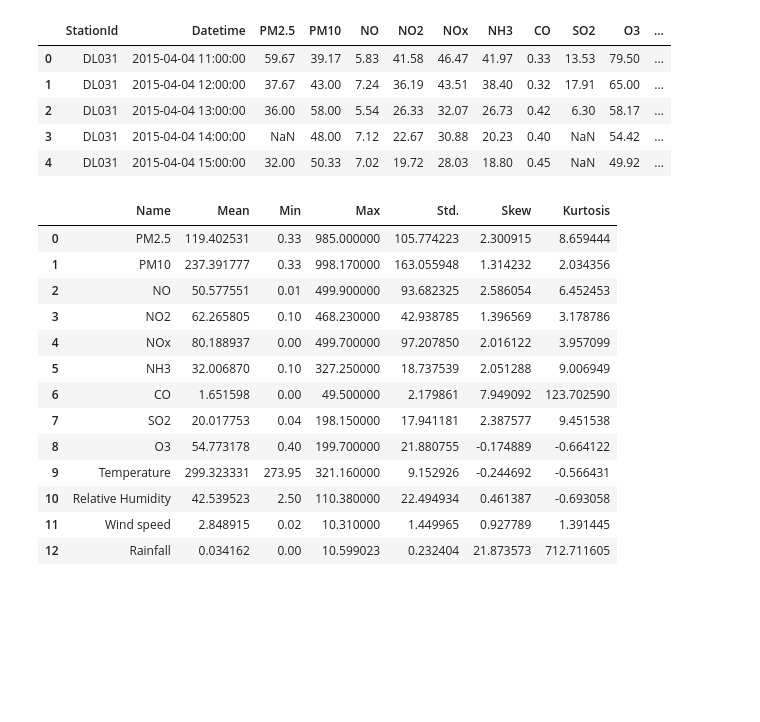
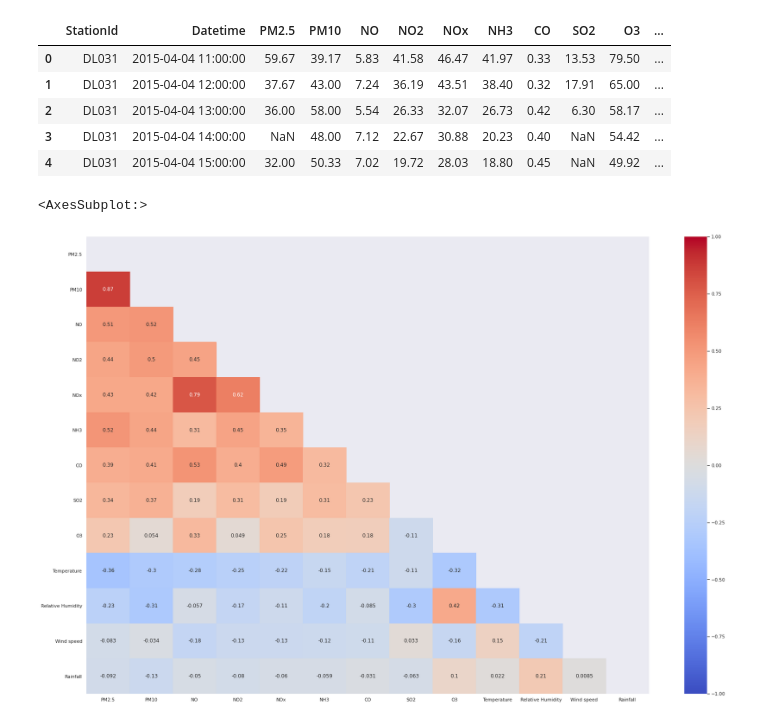
Before and after one commit to gupta-anmol/air-quality-prediction, a Jupyter notebook: main.ipynb, the cells around one changed output. Saved outputs shown, nothing was run; the diff lists cells and outputs as text; code cells hidden in the pictures; blank space fills up the shorter version.

Commit message:
Heatmap

```diff
--- a/main.ipynb
+++ b/main.ipynb
@@ -215,18 +215,5 @@ for  i in range(len(attrplt)):
 # %%
 stats=pd.DataFrame(data,columns=['Name','Mean','Min','Max','Std.','Skew','Kurtosis'])
 stats
+corrdf = df[attrplt].copy()
+corrdf = corrdf.corr()
-# %% [output]
-|  | Name | Mean | Min | Max | Std. | Skew | Kurtosis |
-| 0 | PM2.5 | 119.402531 | 0.33 | 985.000000 | 105.774223 | 2.300915 | 8.659444 |
-| 1 | PM10 | 237.391777 | 0.33 | 998.170000 | 163.055948 | 1.314232 | 2.034356 |
-| 2 | NO | 50.577551 | 0.01 | 499.900000 | 93.682325 | 2.586054 | 6.452453 |
-| 3 | NO2 | 62.265805 | 0.10 | 468.230000 | 42.938785 | 1.396569 | 3.178786 |
-| 4 | NOx | 80.188937 | 0.00 | 499.700000 | 97.207850 | 2.016122 | 3.957099 |
-| 5 | NH3 | 32.006870 | 0.10 | 327.250000 | 18.737539 | 2.051288 | 9.006949 |
-| 6 | CO | 1.651598 | 0.00 | 49.500000 | 2.179861 | 7.949092 | 123.702590 |
-| 7 | SO2 | 20.017753 | 0.04 | 198.150000 | 17.941181 | 2.387577 | 9.451538 |
-| 8 | O3 | 54.773178 | 0.40 | 199.700000 | 21.880755 | -0.174889 | -0.664122 |
-| 9 | Temperature | 299.323331 | 273.95 | 321.160000 | 9.152926 | -0.244692 | -0.566431 |
-| 10 | Relative Humidity | 42.539523 | 2.50 | 110.380000 | 22.494934 | 0.461387 | -0.693058 |
-| 11 | Wind speed | 2.848915 | 0.02 | 10.310000 | 1.449965 | 0.927789 | 1.391445 |
-| 12 | Rainfall | 0.034162 | 0.00 | 10.599023 | 0.232404 | 21.873573 | 712.711605 |
@@ -235,0 +220,8 @@ corrDataframe =
+# %%
+#graphs, correlation heatmap
+plt.figure(figsize = (30,20))
+matrix = np.triu(corrdf)
+sns.heatmap(corrdf, annot = True, vmin=-1, vmax=1, center= 0, cmap= 'coolwarm', mask=matrix)
+# %% [output]
+<AxesSubplot:>
+[figure, added]
```
Also changed, not shown: parts of 1 cell of this notebook.
